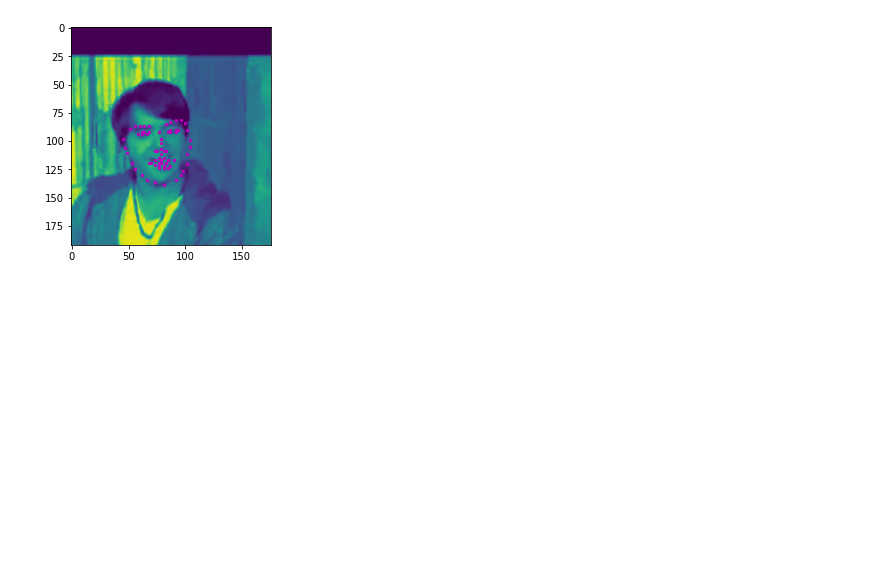
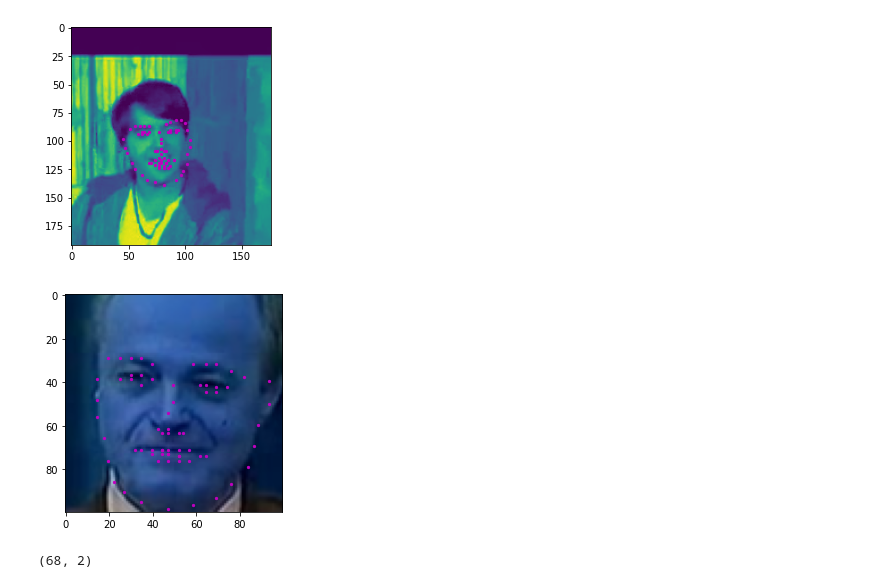
Before and after one commit to T-rex007/FacialLandmark, a Jupyter notebook: Visualization and Loading.ipynb, the cells around one changed output. Drawn from its saved outputs; the diff is of its cells as text; code cells hidden in the pictures; blank space fills up the shorter version.

```diff
--- a/Visualization and Loading.ipynb
+++ b/Visualization and Loading.ipynb
@@ -65,3 +71,50 @@ def show_keypoints(image_name, key_pts):
 show_keypoints(image_name, key_pts)
 # %% [output]
 [figure]
+# %%
+def getData(mode ="training"):
+    """
+    Load Data
+    Args:
+        mode - Load "training" or "test" data
+    """
+    mode = "training"
+    meta_data = pd.read_csv("data1/{}_frames_keypoints.csv".format(mode))
+    keypoints = np.array(meta_data[meta_data.columns[1:]])
+    names =list(meta_data[meta_data.columns[0]])
+
+    imgs = []
+    keypoints_index = []
+    batch_num = 0
+    croped_images = []
+    k_list = []
+    for i in range(1,len(names)):
+        assert(os.path.isfile("data1/{}/{}".format(mode,names[i])))
+        img = cv2.imread("data1/{}/{}".format(mode,names[i]))
+        imgs.append(img)
+
+        face_cascade = cv2.CascadeClassifier('detector_architectures/haarcascade_frontalface_default.xml')
+        # run the detector
+        # the output here is an array of detections; the corners of each detection box
+        # if necessary, modify these parameters until you successfully identify every face in a given image
+        faces = face_cascade.detectMultiScale(img, 1.3, 2)
+        size = [100, 100]
+
+        if((len(faces) !=0) and isinstance(img,np.ndarray)):
+            x,y,w,h = faces[0]
+            hw = np.divide(np.array(size).reshape(1,2),np.array([w,h]).reshape(1, 2))
+            croped_image = cv2.resize(img[y:y+h, x:x+w], (size[0],size[1]))
+            #croped_image = img[y:y+w, x:x+h]
+            k = (keypoints[i].reshape(68,2) - (np.array([x,y]).reshape(1, 2))) *hw
+            #k = keypoints[0].reshape(68,2) - np.array([w,h]).reshape(1,2)) * hw
+            croped_images.append(croped_image)
+            k_list.append(k)
+    return (croped_images, k_list)
+# %%
+xtrain,ytrain = getData()
+xtest,ytest = getData(mode ="test")
+# %%
+i = 188
+show_keypoints(xtrain[i], ytrain[i])
+# %% [output]
+[figure, added]
@@ -67,0 +133,4 @@ show_keypoints(image_name, key_pts)
+# %%
+a.shape
+# %% [output]
+(68, 2)
```
Also changed, not shown: parts of 6 cells of this notebook, 2 other files.
